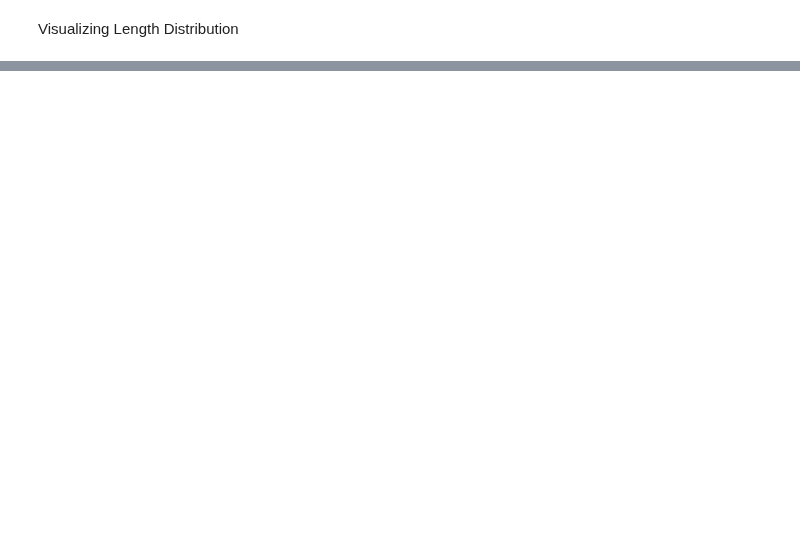
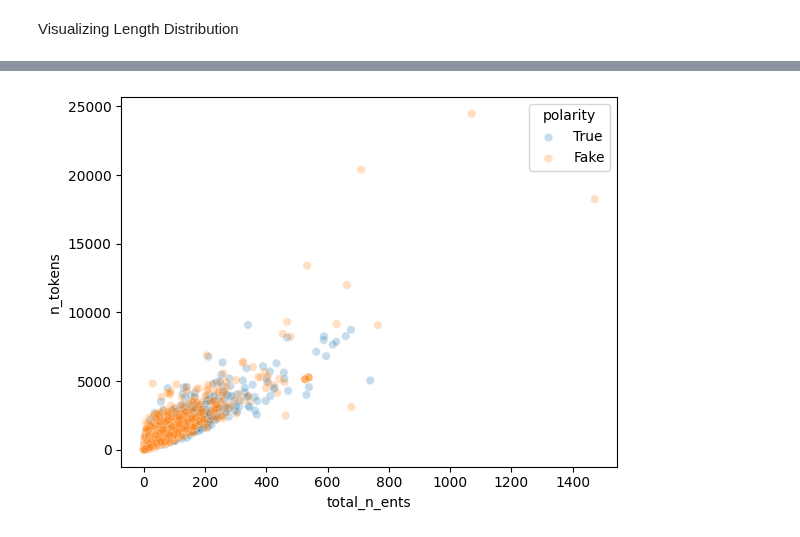
Before and after one commit to alberto-lorente/Make_Believe_v2, a Jupyter notebook: 0. Data Analysis.ipynb, the cells around one changed output, grey strips where cells are left out. Saved outputs shown, nothing was run; the diff lists cells and outputs as text; code cells hidden in the pictures; blank space fills up the shorter version.

```diff
--- a/0. Data Analysis.ipynb
+++ b/0. Data Analysis.ipynb
@@ -129,0 +159,6 @@ plt.show()
+# %%
+# get catplot true/fake for each n_ent instead
+sns.scatterplot(data=news_processed, x="total_n_ents", y="n_tokens", hue="polarity", alpha=0.25)
+plt.show()
+# %% [output]
+[figure, added]
```
Also changed, not shown: parts of 48 cells of this notebook, 1 other file.
